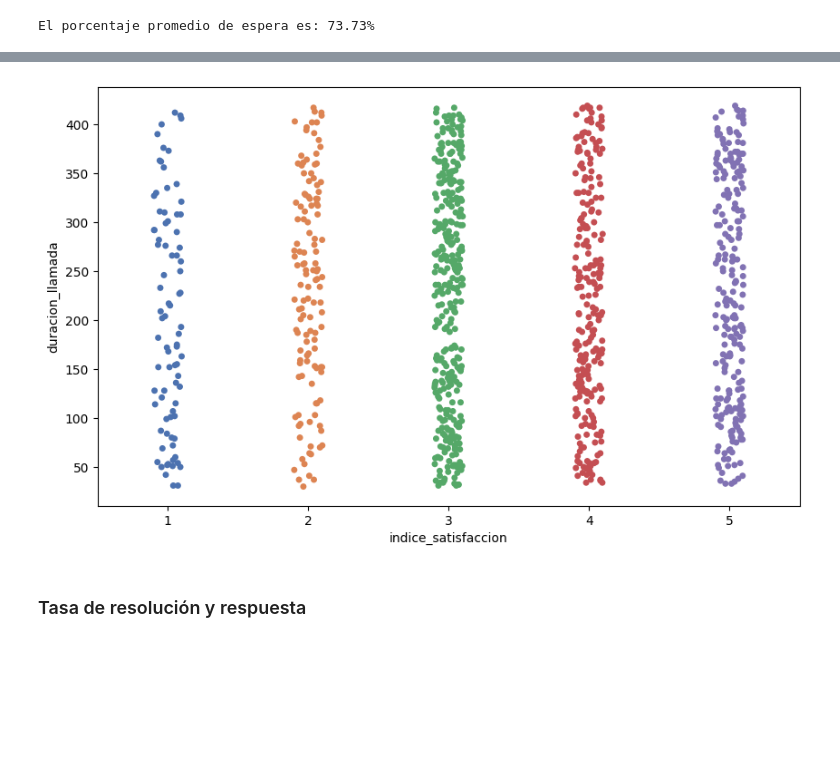
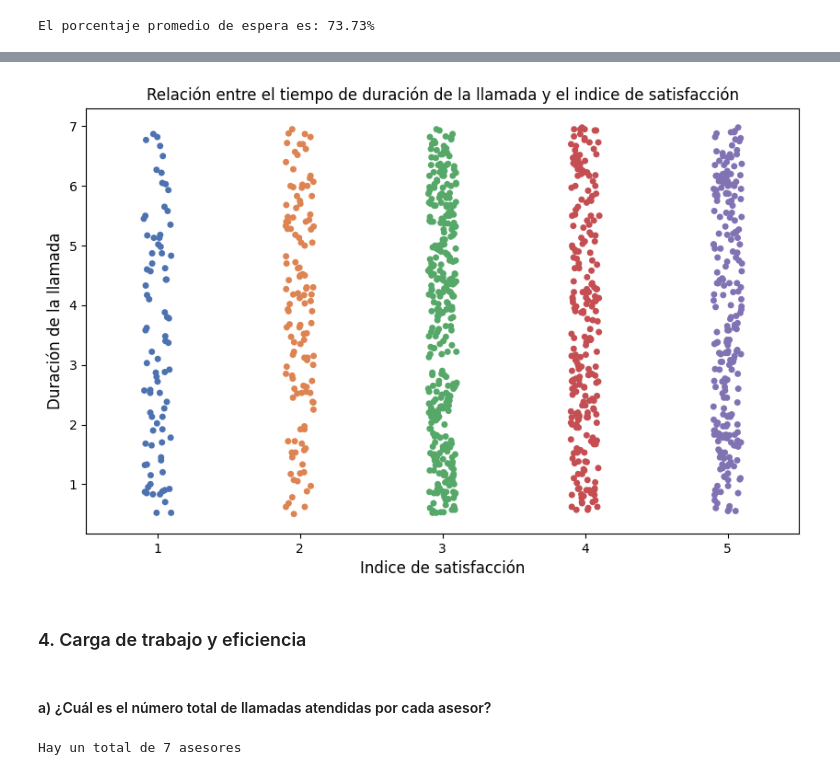
Before and after one commit to Hectorcidps/Portfolio_DA, a Jupyter notebook: Proyecto 12 - Servicio/Servicios.ipynb, the cells around one changed output, grey strips where cells are left out. Drawn from its saved outputs; the diff is of its cells as text; code cells hidden in the pictures; blank space fills up the shorter version.

```diff
--- a/Proyecto 12 - Servicio/Servicios.ipynb
+++ b/Proyecto 12 - Servicio/Servicios.ipynb
@@ -119,8 +113,11 @@ servicio['duracion_llamada'] = servicio['duracion_llamada'].round(2)
 # %% [markdown]
 ## Enriquecer los datos
-# %%
-# agregar una columna con el indice categorico
-servicio['indice_categorico'] = servicio['indice_satisfaccion'].astype('object')
+# %%
+# convertir los datos de duracion llamada a minutos
+servicio['duracion_llamada_min'] = pd.to_timedelta(servicio['duracion_llamada_min']).dt.total_seconds() / 60
+# %%
+# redondear a dos decimales el numero obtenido
+servicio['duracion_llamada_min'] = servicio['duracion_llamada_min'].round(2)
 # %%
 # agregar una columna con los dias
 servicio['dias'] = servicio['fecha'].dt.day
@@ -312,6 +322,6 @@ El tiempo promedio de respuesta de los operadores es de: 223.78 segundos
 # %%
 # porcentaje del tiempo total de espera representa el tiempo asistido por un asesor
-servicio['%_tiempo'] = (servicio['duracion_llamada_asistida'] * 100) / (servicio['duracion_llamada'] + servicio['tiempo_respuesta'])
+servicio['%_tiempo'] = (servicio['duracion_llamada_asistida'] * 100) / (servicio['duracion_llamada_asistida'] + servicio['tiempo_respuesta'])
 # redondear los resultados
 servicio['%_tiempo'] = servicio['%_tiempo'].round(2)
 # mostrar resultados
@@ -377,16 +401,28 @@ plt.show()
 # %%
 # grafico de la relacion entre llamadas y la satisfaccion
 plt.figure(figsize=(10,6))
 # desarrollo grafico
 sns.stripplot(data=servicio,
               x='indice_satisfaccion',
-              y='duracion_llamada',
+              y='duracion_llamada_min',
               hue='indice_satisfaccion',
               jitter=True,
               palette='deep',
               legend=False)
+
+plt.title('Relación entre el tiempo de duración de la llamada y el indice de satisfacción', fontsize=12)
+plt.xlabel('Indice de satisfacción', fontsize=12)
+plt.ylabel('Duración de la llamada', fontsize=12)
 plt.show()
 # %% [output]
-[figure, old version]
+[figure, new version]
 # %% [markdown]
-### Tasa de resolución y respuesta
+### 4. Carga de trabajo y eficiencia
+# %% [markdown]
+#### a) ¿Cuál es el número total de llamadas atendidas por cada asesor?
+# %%
+# numero total de asesores
+asesor_unico = servicio['asesor'].nunique()
+print(f'Hay un total de {asesor_unico} asesores')
+# %% [output]
+Hay un total de 7 asesores
```
Also changed, not shown: parts of 47 cells of this notebook.
